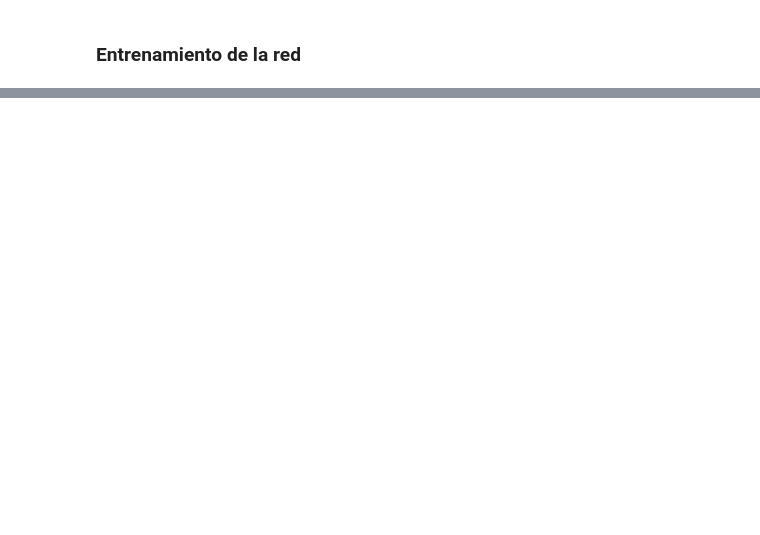
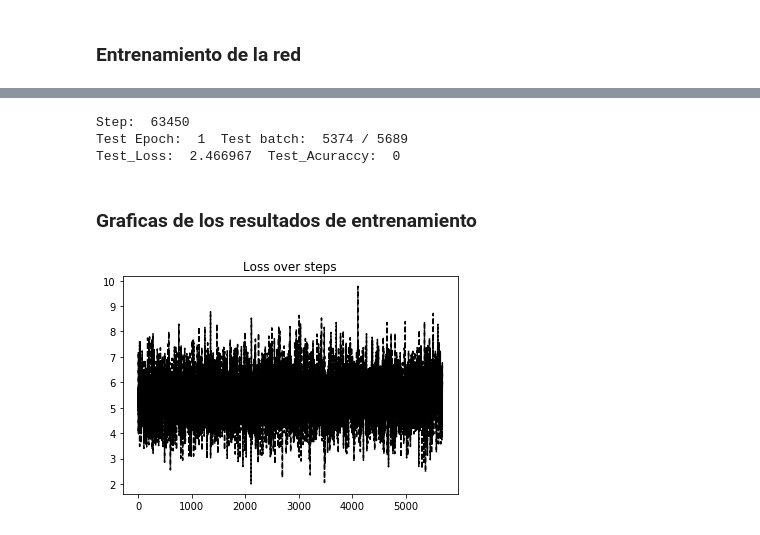
Before and after one commit to JefeLitman/Biv2LabNN, a Jupyter notebook: LTC/LTC.ipynb, the cells around one changed output, grey strips where cells are left out. Cells and saved outputs as stored; diff of their text form; code cells hidden in the pictures; blank space fills up the shorter version.

```diff
--- a/LTC/LTC.ipynb
+++ b/LTC/LTC.ipynb
@@ -163,0 +222,40 @@ while True:
+# %%
+test_epoch = 1
+test_loss = []
+test_accuracy = []
+entrenamiento = False
+while test_epoch == 1:
+
+    if dataset.test_batch_index == dataset.test_batches:
+        test_epoch += 1
+
+    batch, labels = dataset.get_next_test_batch(canales)
+
+    with tf.GradientTape() as tape:
+        predicciones = ltc(batch)
+        valor_perdida = perdida(labels, predicciones)
+
+    with tf.device('/CPU:0'):
+        test_loss.append(valor_perdida)
+        test_accuracy.append(precision(labels, predicciones))
+
+        clear_output(wait=True)
+        print("Step: ",step)
+        print("Test Epoch: ",test_epoch, " Test batch: ",dataset.test_batch_index,"/",dataset.test_batches)
+        print("Test_Loss: ",test_loss[-1].numpy()," Test_Acuraccy: ",test_accuracy[-1].numpy())
+
+    step += 1
+# %% [output]
+Step:  63450
+Test Epoch:  1  Test batch:  5374 / 5689
+Test_Loss:  2.466967  Test_Acuraccy:  0
+# %% [markdown]
+### Graficas de los resultados de entrenamiento
+# %%
+fig = plt.figure()
+plt.plot(range(len(test_loss)), test_loss,'k--')
+plt.title('Loss over steps')
+plt.show()
+fig.savefig('/home/jefelitman/Saved_Models/LTC_112x112x16_rgb_batch30/test_loss.png')
+# %% [output]
+[figure, added]
```
Also changed, not shown: parts of 15 cells of this notebook.
